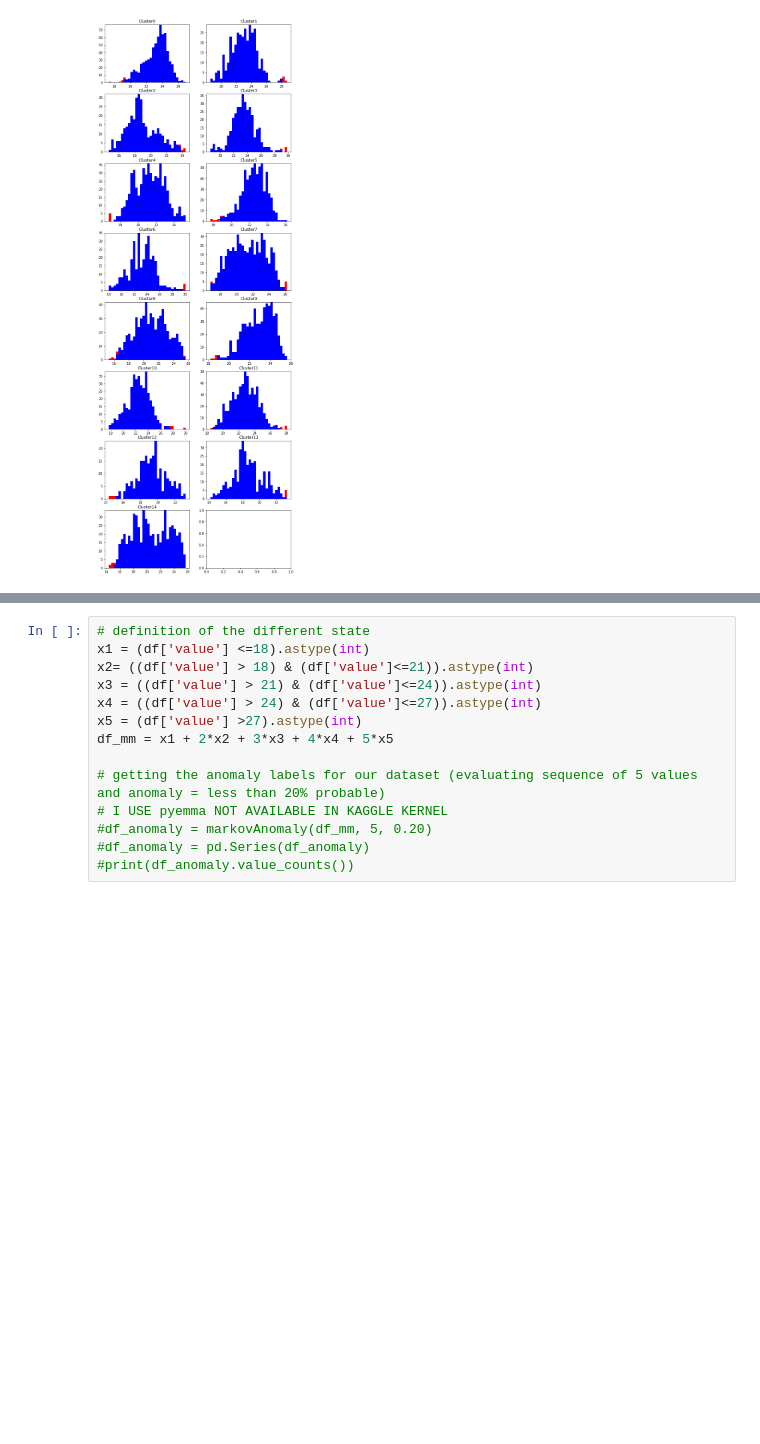
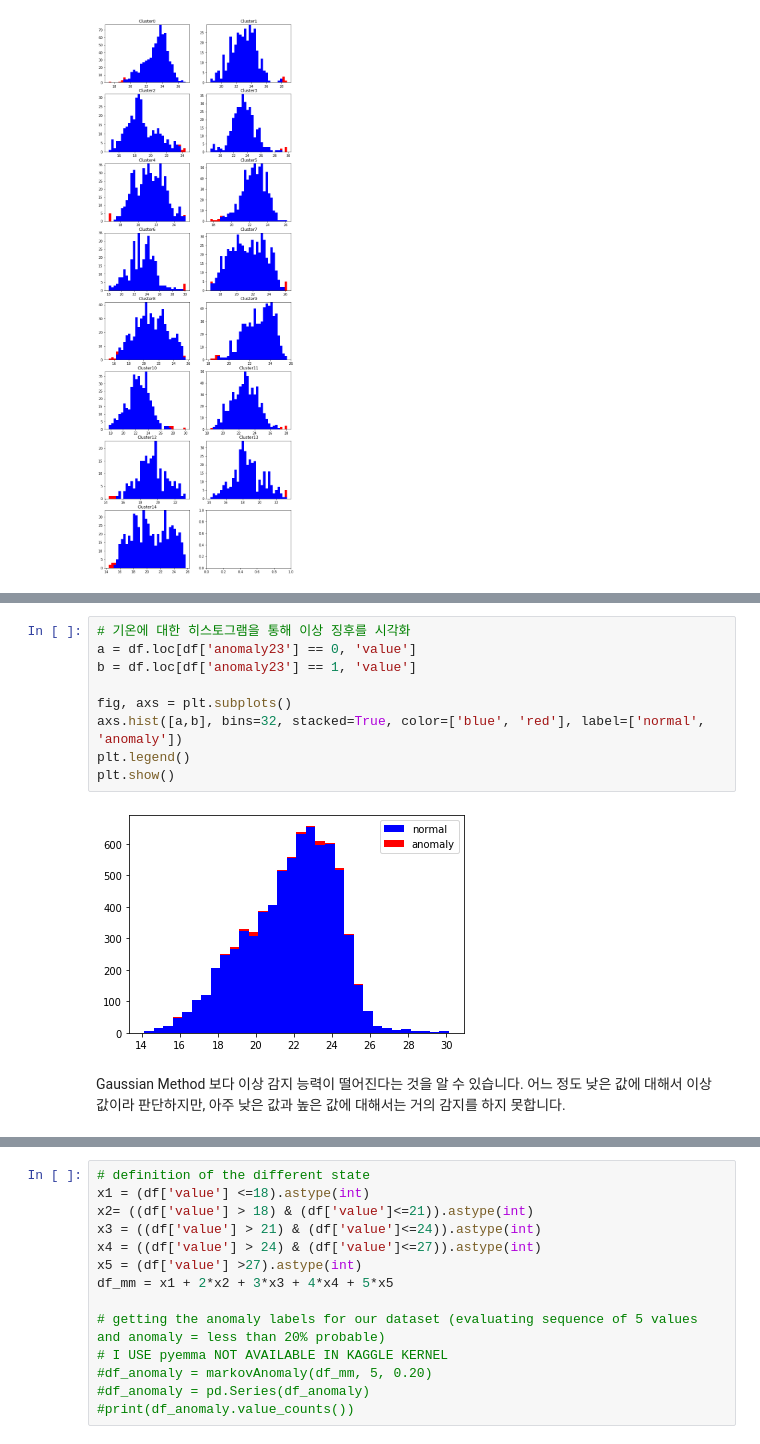
Before and after one commit to Yukkiasuna-sao/Anomaly_Detection, a Jupyter notebook: ipynb_translation/unsupervised-anomaly-detection.ipynb, the cells around one changed output, grey strips where cells are left out. Saved outputs shown, nothing was run; the diff lists cells and outputs as text; blank space fills up the shorter version.

```diff
--- a/ipynb_translation/unsupervised-anomaly-detection.ipynb
+++ b/ipynb_translation/unsupervised-anomaly-detection.ipynb
@@ -542,0 +563,13 @@ Markov chain will calculate the probability of sequence like (VL, L, L, A, A, L,
+# %%
+# 기온에 대한 히스토그램을 통해 이상 징후를 시각화
+a = df.loc[df['anomaly23'] == 0, 'value']
+b = df.loc[df['anomaly23'] == 1, 'value']
+
+fig, axs = plt.subplots()
+axs.hist([a,b], bins=32, stacked=True, color=['blue', 'red'], label=['normal', 'anomaly'])
+plt.legend()
+plt.show()
+# %% [output]
+[figure, added]
+# %% [markdown]
+Gaussian Method 보다 이상 감지 능력이 떨어진다는 것을 알 수 있습니다. 어느 정도 낮은 값에 대해서 이상 값이라 판단하지만, 아주 낮은 값과 높은 값에 대해서는 거의 감지를 하지 못합니다.
```
Also changed, not shown: parts of 23 cells of this notebook, 4 other files.
